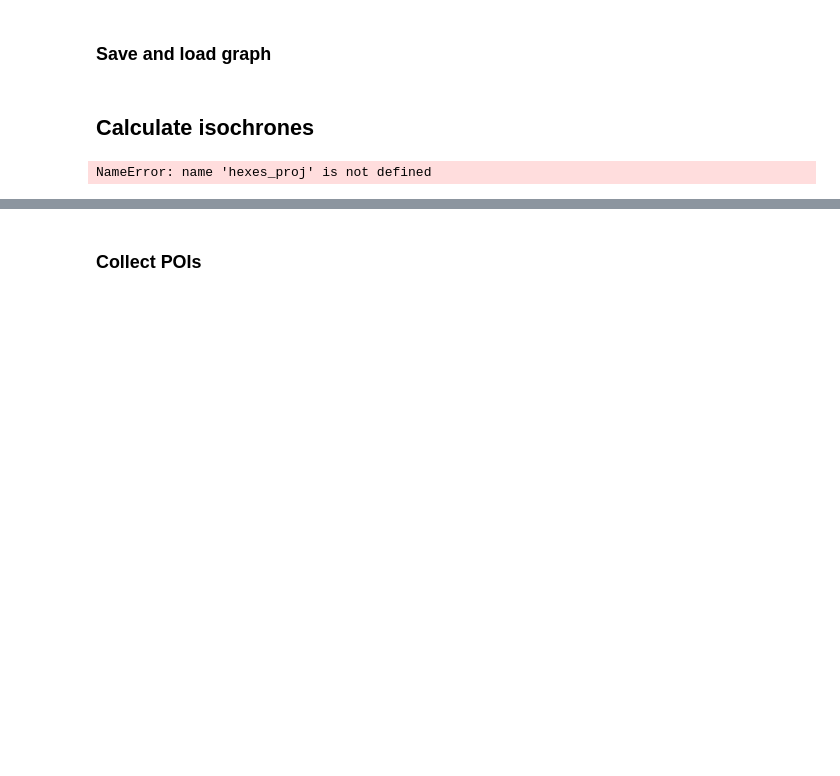
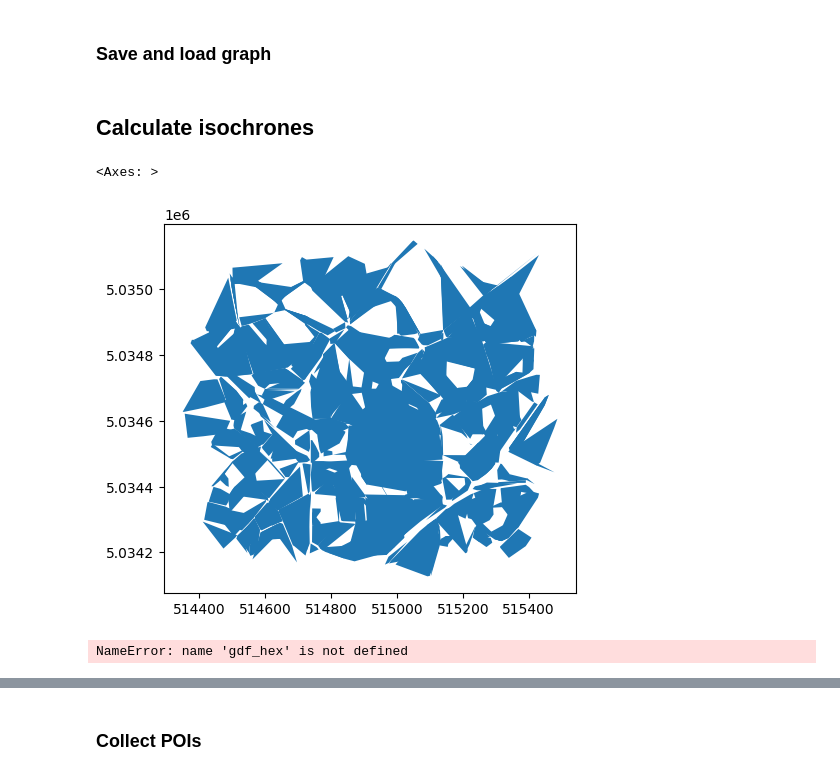
Before and after one commit to TransformTransport/accessX, a Jupyter notebook: notebook_tester.ipynb, the cells around one changed output, grey strips where cells are left out. Drawn from its saved outputs; the diff is of its cells as text; code cells hidden in the pictures; blank space fills up the shorter version.

```diff
--- a/notebook_tester.ipynb
+++ b/notebook_tester.ipynb
@@ -112,18 +115,38 @@ save_graph(
 )
 # %% [markdown]
 ## Calculate isochrones
-# %%
-walksheds = calculate_isochrones(
-    G_proj,
-    hexes_proj,  # hex polygons are ok; function uses centroids
-    cost_thresholds=[5, 10, 15],
-    cost_attr="time_min",
-    city_epsg=3044,
-    max_distance=200,
-    method="edges",   # or "hull"
-    edge_buff=25,
-    infill=True,
-    save_dir="data/walksheds/"
-)
-# %% [output]
-NameError: name 'hexes_proj' is not defined
+# %%
+# read street network
+G_proj = load_graph(
+    nodes_path="data/street_network/graph_with_cost_nodes_OSM.geojson",
+    edges_path="data/street_network/graph_with_cost_edges_OSM.geojson",
+    crs=32632
+)
+
+# read hex-grid
+hexes_proj = read_file('data/area/hexes.geojson')
+# %%
+import os
+
+# Using Convex Hull
+gdf_hex = calculate_isochrones(
+    G_proj,
+    hexes_proj,
+    max_cost=15,
+    interval_size=1,
+    cost_attr="time_min",
+    city_epsg=32632,
+    max_distance=200,
+    method="hull",
+    n_jobs = os.cpu_count() - 1,
+    edge_buff=25,
+    infill=True,
+    save_dir='data/walksheds/',
+)
+# %%
+gdf_hex.head(3)
+gdf_4 = gdf_hex.set_geometry('geom_time_min_4')
+gdf_4.plot()
+# %% [output]
+<Axes: >
+[figure, added]
@@ -129,0 +170,4 @@ NameError: name 'hexes_proj' is not defined
+# %%
+gdf_hex
+# %% [output]
+NameError: name 'gdf_hex' is not defined
```
Also changed, not shown: parts of 16 cells of this notebook.
